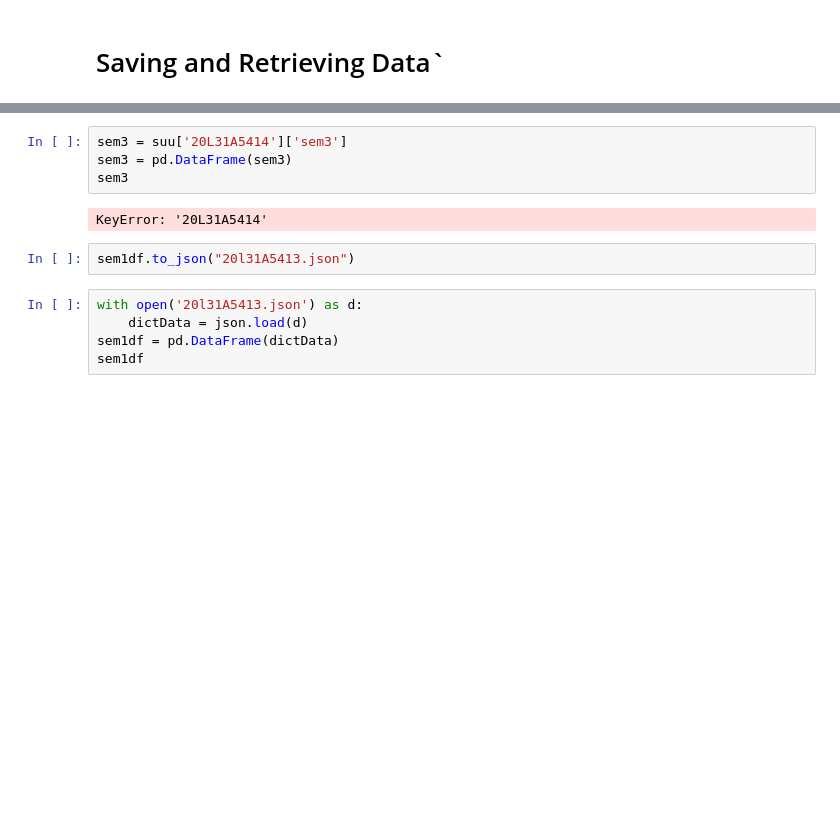
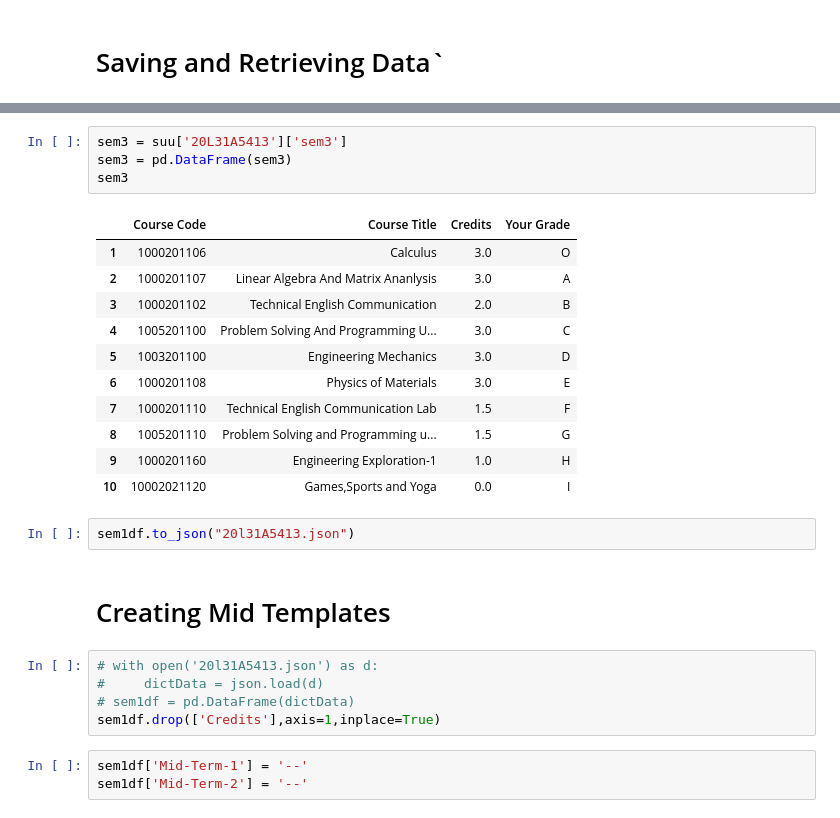
Before and after one commit to sasivatsal7122/MyAcadRec--webapp, a Jupyter notebook: sem/extractor.ipynb, the cells around one changed output, grey strips where cells are left out. Drawn from its saved outputs; the diff is of its cells as text; blank space fills up the shorter version.

```diff
--- a/sem/extractor.ipynb
+++ b/sem/extractor.ipynb
@@ -162,13 +139,28 @@ print(suu['20L31A5413']['sem1'])
 # %%
-sem3 = suu['20L31A5414']['sem3']
+sem3 = suu['20L31A5413']['sem3']
 sem3 = pd.DataFrame(sem3)
 sem3
 # %% [output]
-KeyError: '20L31A5414'
+|  | Course Code | Course Title | Credits | Your Grade |
+| 1 | 1000201106 | Calculus | 3.0 | O |
+| 2 | 1000201107 | Linear Algebra And Matrix Ananlysis | 3.0 | A |
+| 3 | 1000201102 | Technical English Communication | 2.0 | B |
+| 4 | 1005201100 | Problem Solving And Programming U... | 3.0 | C |
+| 5 | 1003201100 | Engineering Mechanics | 3.0 | D |
+| 6 | 1000201108 | Physics of Materials | 3.0 | E |
+| 7 | 1000201110 | Technical English Communication Lab | 1.5 | F |
+| 8 | 1005201110 | Problem Solving and Programming u... | 1.5 | G |
+| 9 | 1000201160 | Engineering Exploration-1 | 1.0 | H |
+| 10 | 10002021120 | Games,Sports and Yoga | 0.0 | I |
 # %%
 sem1df.to_json("20l31A5413.json")
+# %% [markdown]
+# Creating Mid Templates
 # %%
-with open('20l31A5413.json') as d:
-    dictData = json.load(d)
-sem1df = pd.DataFrame(dictData)
-sem1df
+# with open('20l31A5413.json') as d:
+#     dictData = json.load(d)
+# sem1df = pd.DataFrame(dictData)
+sem1df.drop(['Credits'],axis=1,inplace=True)
+# %%
+sem1df['Mid-Term-1'] = '--'
+sem1df['Mid-Term-2'] = '--'
```
Also changed, not shown: parts of 13 cells of this notebook, 32 other files.
